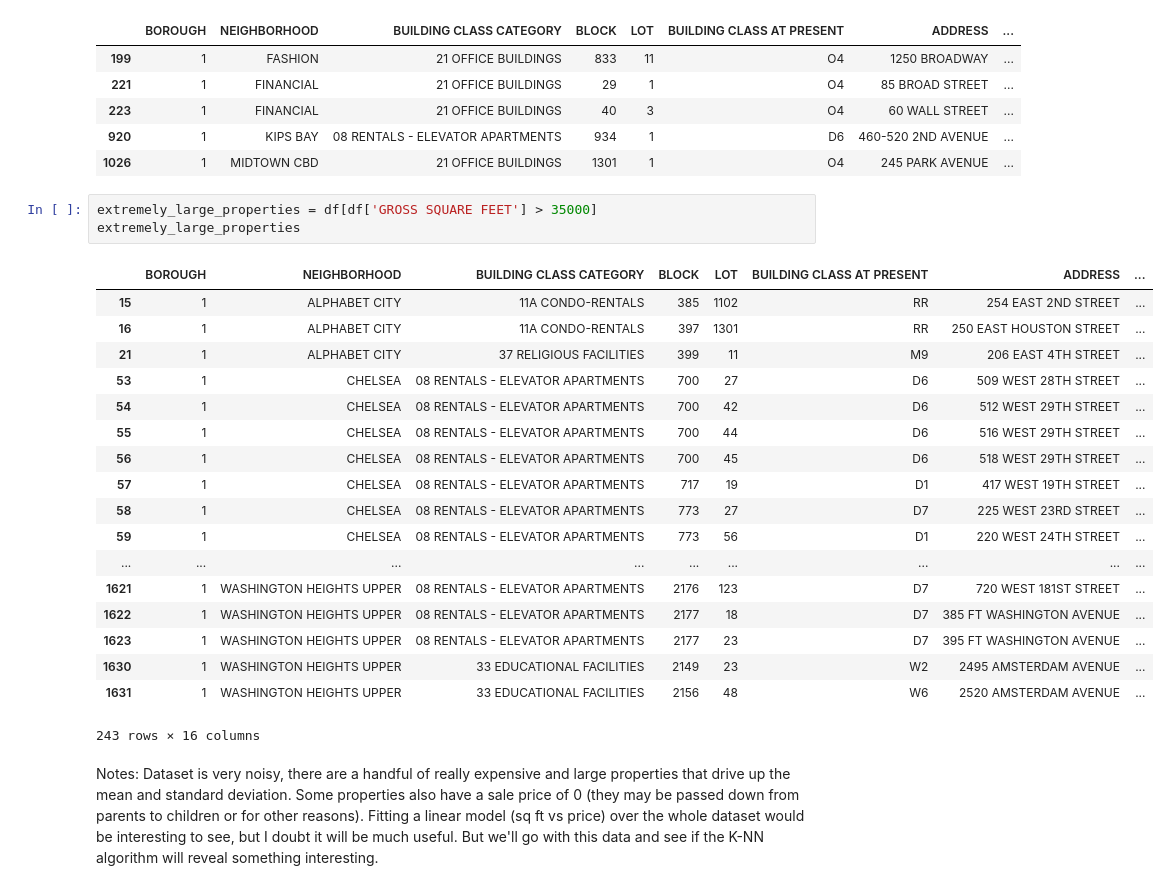
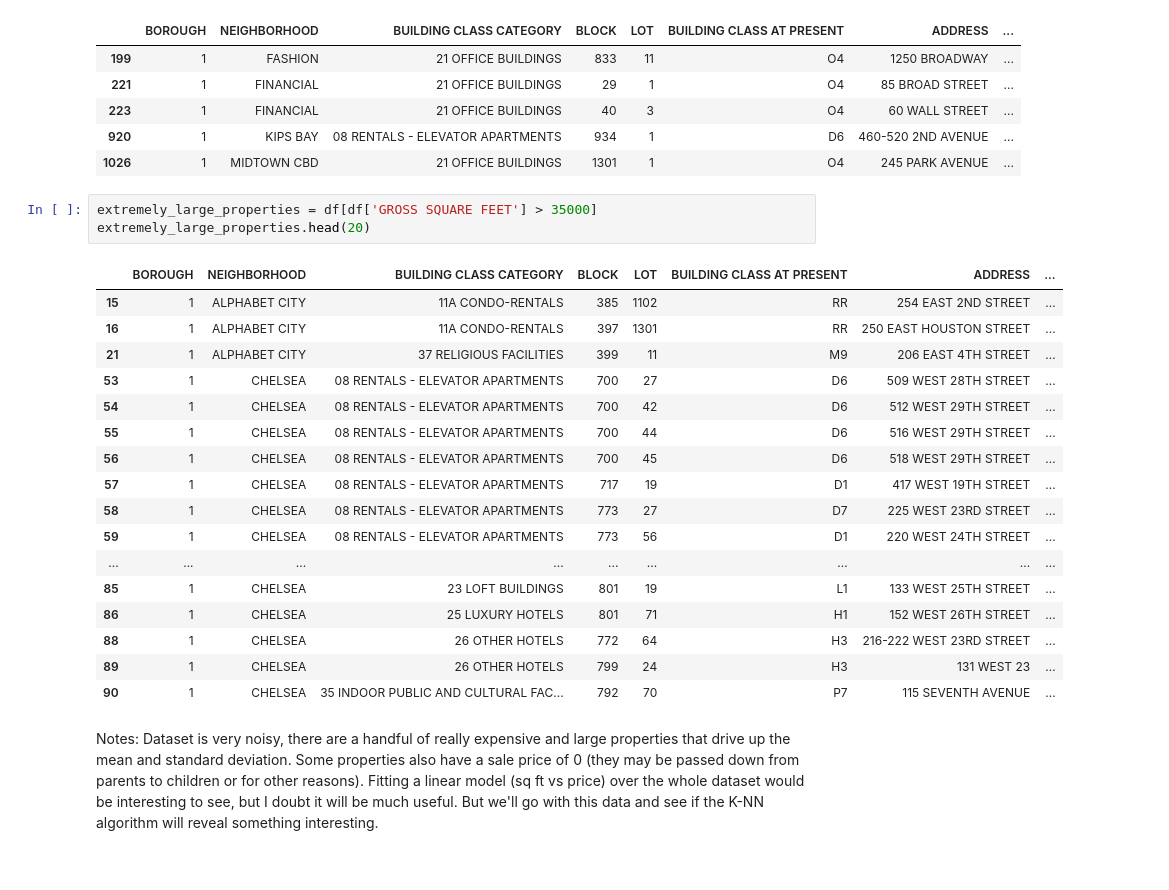
Before and after one commit to unchitta/f17-machine-learning-project, a Jupyter notebook: notebooks/05-manhattan-rolling-sales-exploratory-analysis.ipynb, the cells around one changed output. Saved outputs shown, nothing was run; the diff lists cells and outputs as text.

```diff
--- a/notebooks/05-manhattan-rolling-sales-exploratory-analysis.ipynb
+++ b/notebooks/05-manhattan-rolling-sales-exploratory-analysis.ipynb
@@ -92,26 +92,25 @@ expensive_properties
 | 1026 | 1 | MIDTOWN CBD | 21 OFFICE BUILDINGS | 1301 | 1 | O4 | 245 PARK AVENUE | ... |
 # %%
 extremely_large_properties = df[df['GROSS SQUARE FEET'] > 35000]
-extremely_large_properties
+extremely_large_properties.head(20)
 # %% [output]
 |  | BOROUGH | NEIGHBORHOOD | BUILDING CLASS CATEGORY | BLOCK | LOT | BUILDING CLASS AT PRESENT | ADDRESS | ... |
 | 15 | 1 | ALPHABET CITY | 11A CONDO-RENTALS | 385 | 1102 | RR | 254 EAST 2ND STREET | ... |
 | 16 | 1 | ALPHABET CITY | 11A CONDO-RENTALS | 397 | 1301 | RR | 250 EAST HOUSTON STREET | ... |
 | 21 | 1 | ALPHABET CITY | 37 RELIGIOUS FACILITIES | 399 | 11 | M9 | 206 EAST 4TH STREET | ... |
 | 53 | 1 | CHELSEA | 08 RENTALS - ELEVATOR APARTMENTS | 700 | 27 | D6 | 509 WEST 28TH STREET | ... |
 | 54 | 1 | CHELSEA | 08 RENTALS - ELEVATOR APARTMENTS | 700 | 42 | D6 | 512 WEST 29TH STREET | ... |
 | 55 | 1 | CHELSEA | 08 RENTALS - ELEVATOR APARTMENTS | 700 | 44 | D6 | 516 WEST 29TH STREET | ... |
 | 56 | 1 | CHELSEA | 08 RENTALS - ELEVATOR APARTMENTS | 700 | 45 | D6 | 518 WEST 29TH STREET | ... |
 | 57 | 1 | CHELSEA | 08 RENTALS - ELEVATOR APARTMENTS | 717 | 19 | D1 | 417 WEST 19TH STREET | ... |
 | 58 | 1 | CHELSEA | 08 RENTALS - ELEVATOR APARTMENTS | 773 | 27 | D7 | 225 WEST 23RD STREET | ... |
 | 59 | 1 | CHELSEA | 08 RENTALS - ELEVATOR APARTMENTS | 773 | 56 | D1 | 220 WEST 24TH STREET | ... |
 | ... | ... | ... | ... | ... | ... | ... | ... | ... |
-| 1621 | 1 | WASHINGTON HEIGHTS UPPER | 08 RENTALS - ELEVATOR APARTMENTS | 2176 | 123 | D7 | 720 WEST 181ST STREET | ... |
-| 1622 | 1 | WASHINGTON HEIGHTS UPPER | 08 RENTALS - ELEVATOR APARTMENTS | 2177 | 18 | D7 | 385 FT WASHINGTON AVENUE | ... |
-| 1623 | 1 | WASHINGTON HEIGHTS UPPER | 08 RENTALS - ELEVATOR APARTMENTS | 2177 | 23 | D7 | 395 FT WASHINGTON AVENUE | ... |
-| 1630 | 1 | WASHINGTON HEIGHTS UPPER | 33 EDUCATIONAL FACILITIES | 2149 | 23 | W2 | 2495 AMSTERDAM AVENUE | ... |
-| 1631 | 1 | WASHINGTON HEIGHTS UPPER | 33 EDUCATIONAL FACILITIES | 2156 | 48 | W6 | 2520 AMSTERDAM AVENUE | ... |
+| 85 | 1 | CHELSEA | 23 LOFT BUILDINGS | 801 | 19 | L1 | 133 WEST 25TH STREET | ... |
+| 86 | 1 | CHELSEA | 25 LUXURY HOTELS | 801 | 71 | H1 | 152 WEST 26TH STREET | ... |
+| 88 | 1 | CHELSEA | 26 OTHER HOTELS | 772 | 64 | H3 | 216-222 WEST 23RD STREET | ... |
+| 89 | 1 | CHELSEA | 26 OTHER HOTELS | 799 | 24 | H3 | 131 WEST 23 | ... |
+| 90 | 1 | CHELSEA | 35 INDOOR PUBLIC AND CULTURAL FAC... | 792 | 70 | P7 | 115 SEVENTH AVENUE | ... |
-243 rows × 16 columns
 # %% [markdown]
 Notes: Dataset is very noisy, there are a handful of really expensive and large properties that drive up the mean and standard deviation. Some properties also have a sale price of 0 (they may be passed down from parents to children or for other reasons). Fitting a linear model (sq ft vs price) over the whole dataset would be interesting to see, but I doubt it will be much useful. But we'll go with this data and see if the K-NN algorithm will reveal something interesting.
 # %% [markdown]
```
Also changed, not shown: parts of 6 cells of this notebook.
